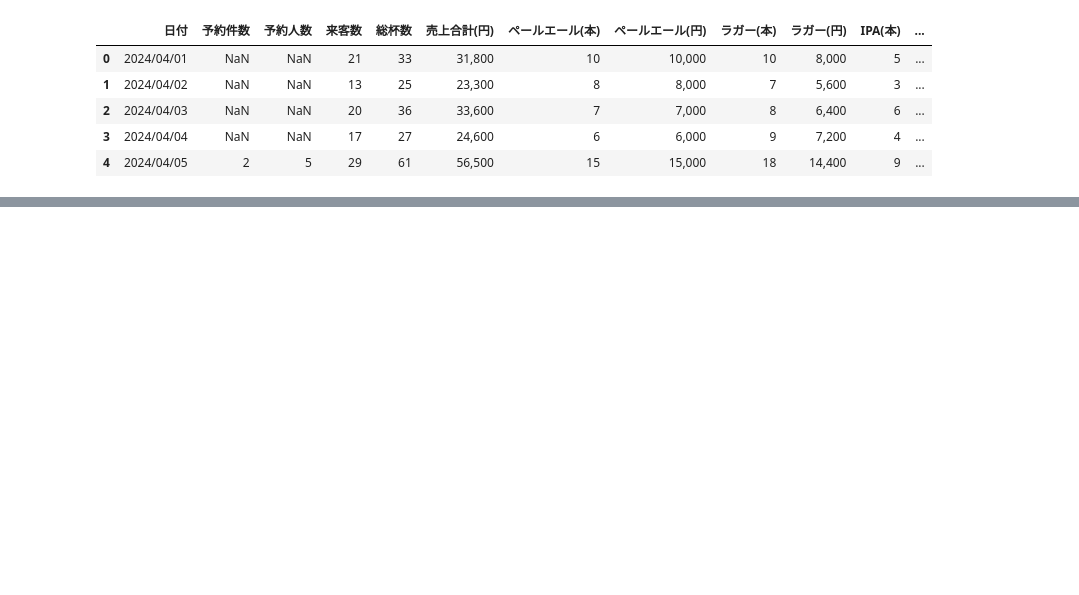
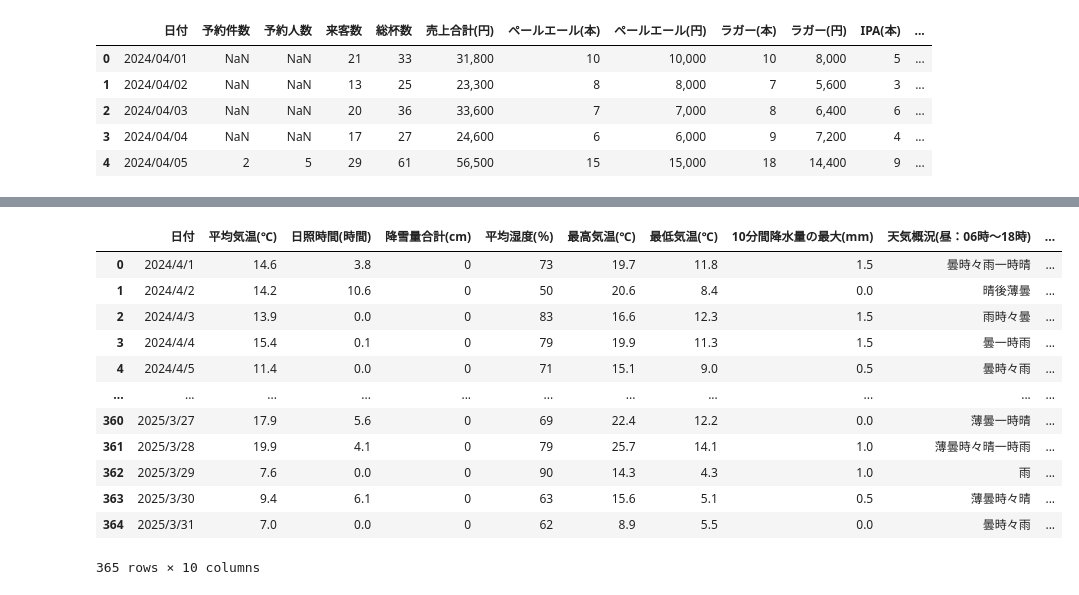
Before and after one commit to AICloud-TeamE/Python-AI, a Jupyter notebook: data_pipeline.ipynb, the cells around one changed output, grey strips where cells are left out. Drawn from its saved outputs; the diff is of its cells as text; code cells hidden in the pictures; blank space fills up the shorter version.

```diff
--- a/data_pipeline.ipynb
+++ b/data_pipeline.ipynb
@@ -149,0 +82,24 @@ df.to_json("sales_data.json")
+# %%
+df_weather = pd.read_json('weather_data.json', encoding='utf-8', lines=True)
+# 年月日列をdatetime型に変換
+df_weather['年月日'] = pd.to_datetime(df_weather['年月日'], errors='coerce')
+df_weather['年月日'] = df_weather['年月日'].dt.strftime('%Y/%-m/%-d')
+# 00:00:00 を除き、年月日だけにする
+# Windowsの場合は下記に変更（必要なら）
+df_weather['年月日'] = pd.to_datetime(df_weather['年月日'], errors='coerce').dt.strftime('%Y/%#m/%#d')
+df_weather = df_weather.rename(columns={"年月日": "日付"})
+df_weather
+# %% [output]
+|  | 日付 | 平均気温(℃) | 日照時間(時間) | 降雪量合計(cm) | 平均湿度(％) | 最高気温(℃) | 最低気温(℃) | 10分間降水量の最大(mm) | 天気概況(昼：06時～18時) | ... |
+| 0 | 2024/4/1 | 14.6 | 3.8 | 0 | 73 | 19.7 | 11.8 | 1.5 | 曇時々雨一時晴 | ... |
+| 1 | 2024/4/2 | 14.2 | 10.6 | 0 | 50 | 20.6 | 8.4 | 0.0 | 晴後薄曇 | ... |
+| 2 | 2024/4/3 | 13.9 | 0.0 | 0 | 83 | 16.6 | 12.3 | 1.5 | 雨時々曇 | ... |
+| 3 | 2024/4/4 | 15.4 | 0.1 | 0 | 79 | 19.9 | 11.3 | 1.5 | 曇一時雨 | ... |
+| 4 | 2024/4/5 | 11.4 | 0.0 | 0 | 71 | 15.1 | 9.0 | 0.5 | 曇時々雨 | ... |
+| ... | ... | ... | ... | ... | ... | ... | ... | ... | ... | ... |
+| 360 | 2025/3/27 | 17.9 | 5.6 | 0 | 69 | 22.4 | 12.2 | 0.0 | 薄曇一時晴 | ... |
+| 361 | 2025/3/28 | 19.9 | 4.1 | 0 | 79 | 25.7 | 14.1 | 1.0 | 薄曇時々晴一時雨 | ... |
+| 362 | 2025/3/29 | 7.6 | 0.0 | 0 | 90 | 14.3 | 4.3 | 1.0 | 雨 | ... |
+| 363 | 2025/3/30 | 9.4 | 6.1 | 0 | 63 | 15.6 | 5.1 | 0.5 | 薄曇時々晴 | ... |
+| 364 | 2025/3/31 | 7.0 | 0.0 | 0 | 62 | 8.9 | 5.5 | 0.0 | 曇時々雨 | ... |
+365 rows × 10 columns
```
Also changed, not shown: parts of 14 cells of this notebook, 6 other files.
